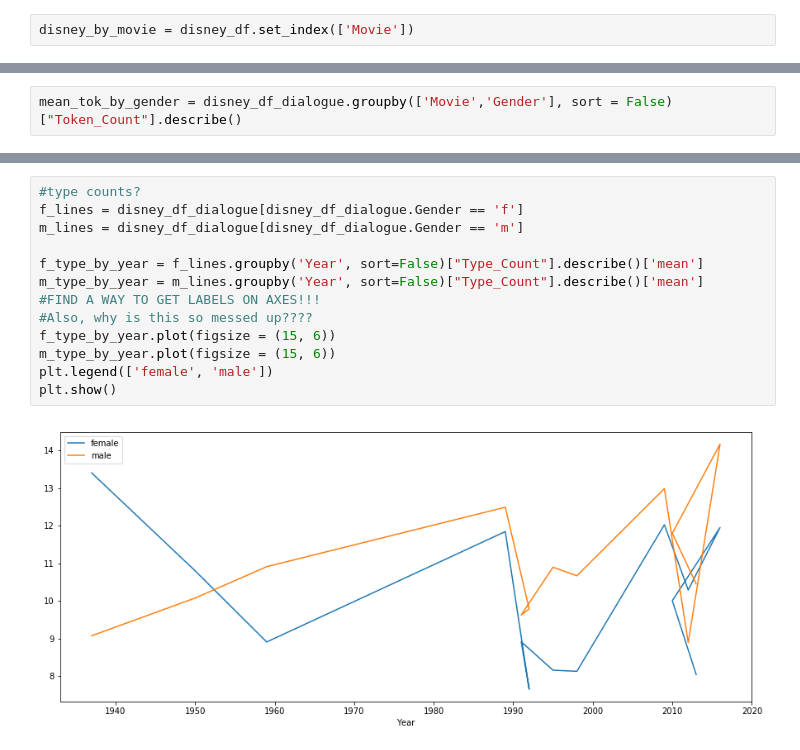
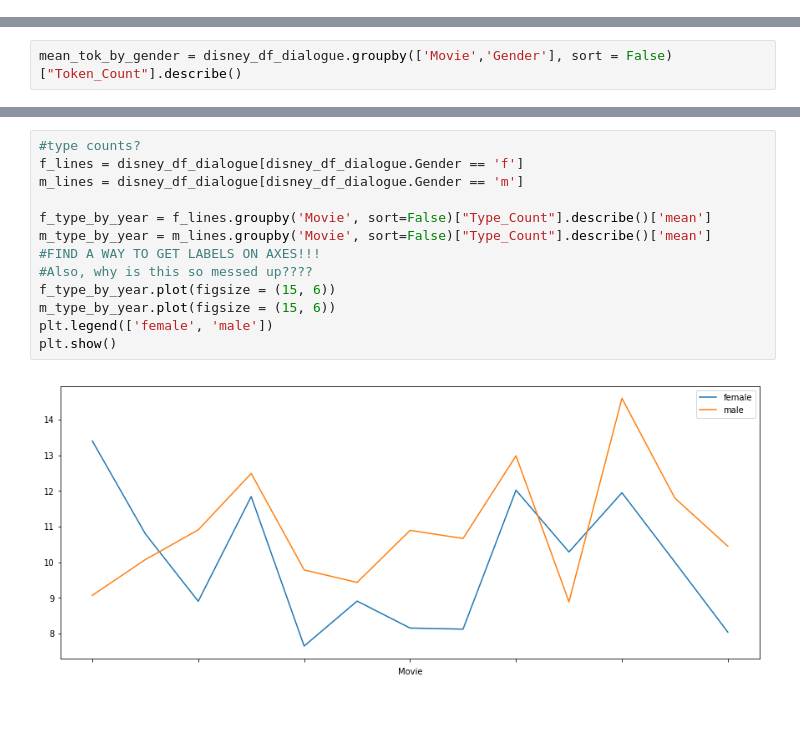
Before and after one commit to Data-Science-for-Linguists-2019/Animated-Movie-Gendered-Dialogue, a Jupyter notebook: code/Disney_Analysis_Basic.ipynb, the cells around one changed output, grey strips where cells are left out. Drawn from its saved outputs; the diff is of its cells as text; blank space fills up the shorter version.

```diff
--- a/code/Disney_Analysis_Basic.ipynb
+++ b/code/Disney_Analysis_Basic.ipynb
@@ -33,5 +33,3 @@ UTTERANCE_NUMBER    7422 non-null int64
 Year                7422 non-null int64
 dtypes: int64(2), object(8)
 memory usage: 347.9+ KB
-# %%
-disney_by_movie = disney_df.set_index(['Movie'])
@@ -365,15 +358,15 @@ plt.show()
 # %%
 #type counts?
 f_lines = disney_df_dialogue[disney_df_dialogue.Gender == 'f']
 m_lines = disney_df_dialogue[disney_df_dialogue.Gender == 'm']
 
-f_type_by_year = f_lines.groupby('Year', sort=False)["Type_Count"].describe()['mean']
-m_type_by_year = m_lines.groupby('Year', sort=False)["Type_Count"].describe()['mean']
+f_type_by_year = f_lines.groupby('Movie', sort=False)["Type_Count"].describe()['mean']
+m_type_by_year = m_lines.groupby('Movie', sort=False)["Type_Count"].describe()['mean']
 #FIND A WAY TO GET LABELS ON AXES!!!
 #Also, why is this so messed up????
 f_type_by_year.plot(figsize = (15, 6))
 m_type_by_year.plot(figsize = (15, 6))
 plt.legend(['female', 'male'])
 plt.show()
 # %% [output]
-[figure, old version]
+[figure, new version]
```
Also changed, not shown: parts of 32 cells of this notebook, 2 other files.
